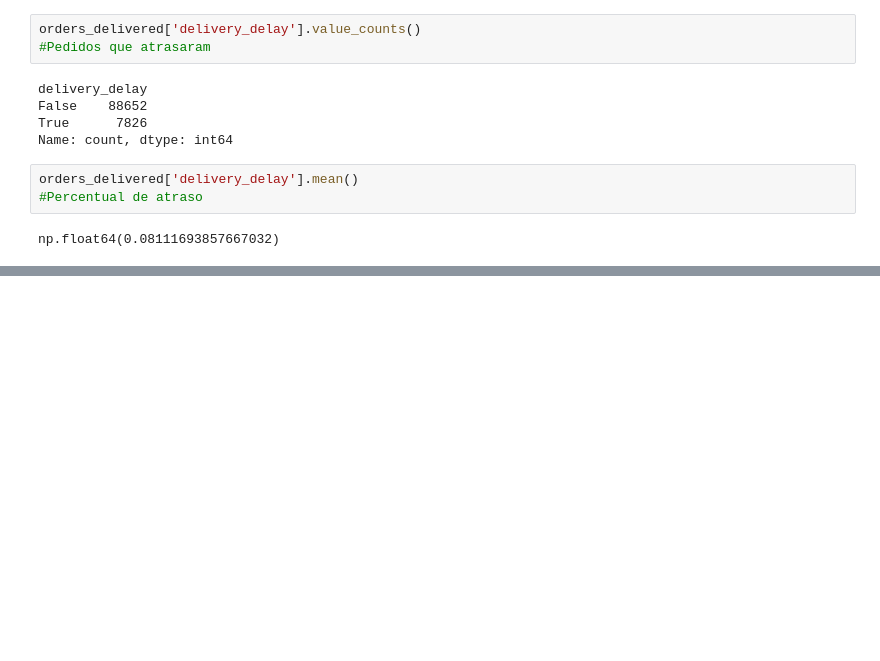
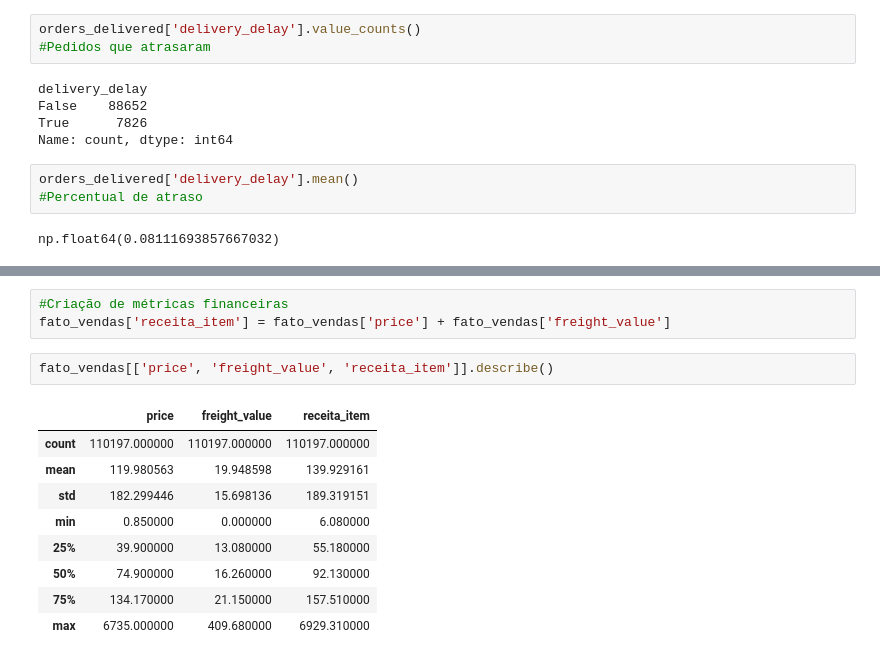
Before and after one commit to MirianCabral/analytic-project, a Jupyter notebook: notebook/tratamento_dados.ipynb, the cells around one changed output, grey strips where cells are left out. Drawn from its saved outputs; the diff is of its cells as text; blank space fills up the shorter version.

```diff
--- a/notebook/tratamento_dados.ipynb
+++ b/notebook/tratamento_dados.ipynb
@@ -198,0 +254,15 @@ np.float64(0.08111693857667032)
+# %%
+#Criação de métricas financeiras
+fato_vendas['receita_item'] = fato_vendas['price'] + fato_vendas['freight_value']
+# %%
+fato_vendas[['price', 'freight_value', 'receita_item']].describe()
+# %% [output]
+|  | price | freight_value | receita_item |
+| count | 110197.000000 | 110197.000000 | 110197.000000 |
+| mean | 119.980563 | 19.948598 | 139.929161 |
+| std | 182.299446 | 15.698136 | 189.319151 |
+| min | 0.850000 | 0.000000 | 6.080000 |
+| 25% | 39.900000 | 13.080000 | 55.180000 |
+| 50% | 74.900000 | 16.260000 | 92.130000 |
+| 75% | 134.170000 | 21.150000 | 157.510000 |
+| max | 6735.000000 | 409.680000 | 6929.310000 |
```
Also changed, not shown: parts of 11 cells of this notebook.
